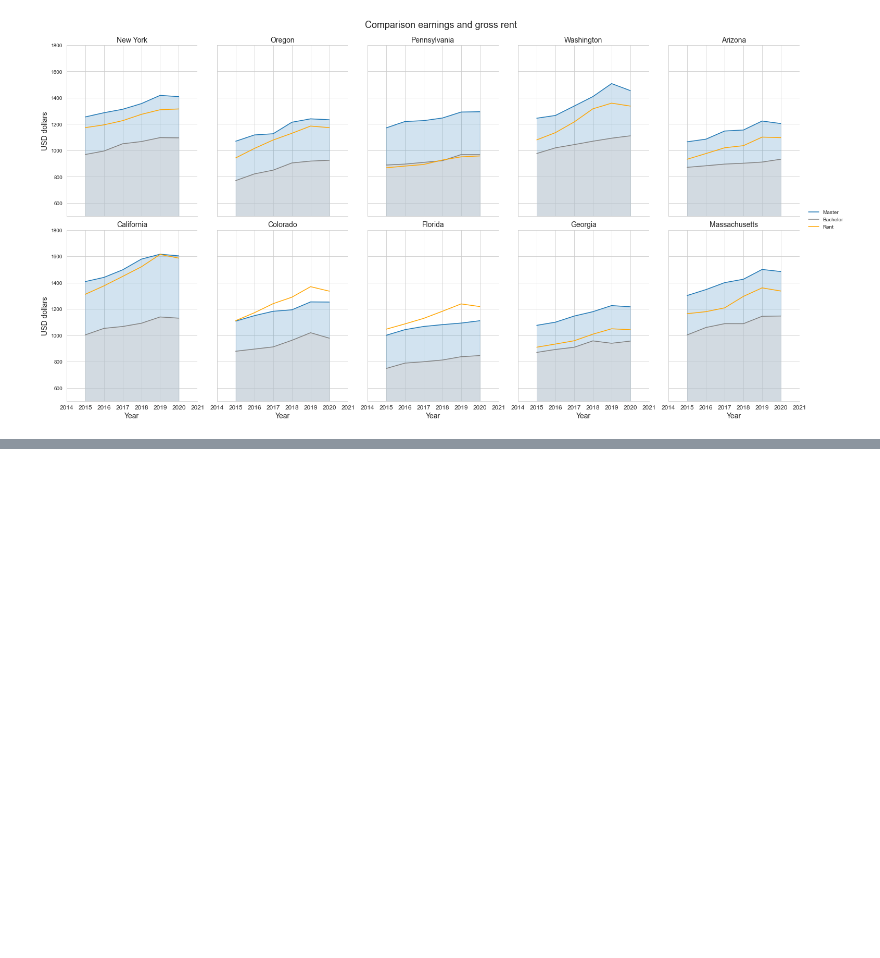
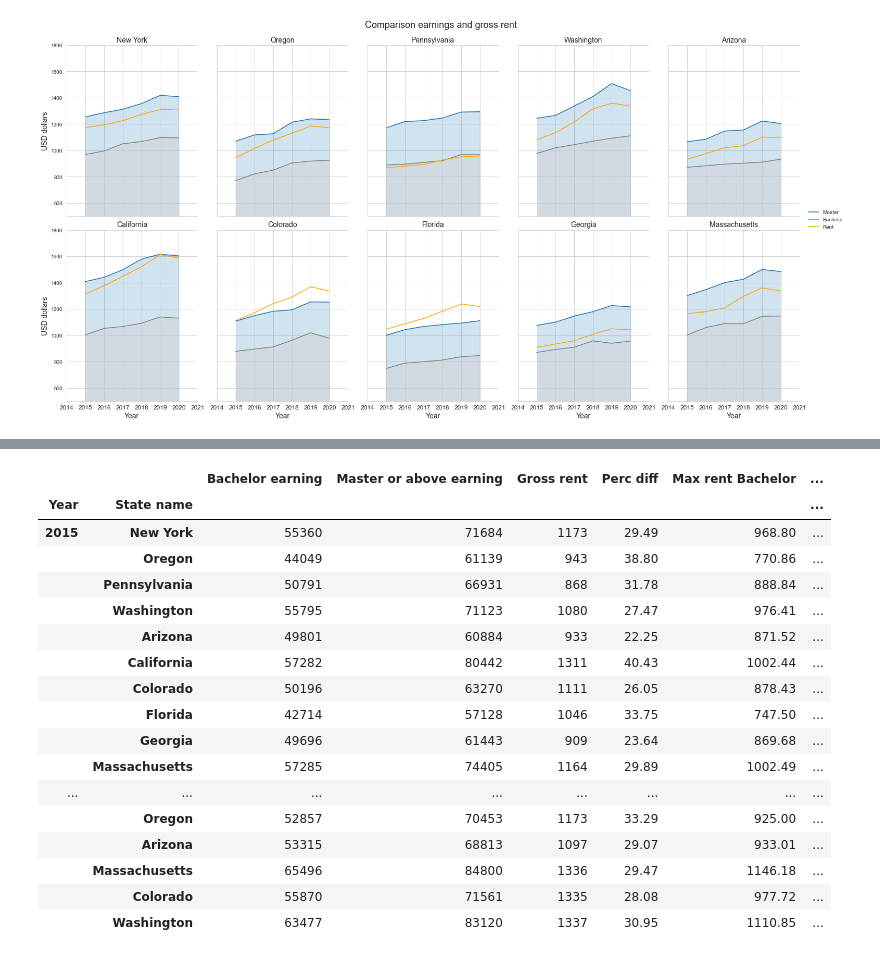
Before and after one commit to aliglara/capstone-c1-DA, a Jupyter notebook: codes/EDA_population.ipynb, the cells around one changed output, grey strips where cells are left out. Saved outputs shown, nothing was run; the diff lists cells and outputs as text; code cells hidden in the pictures; blank space fills up the shorter version.

```diff
--- a/codes/EDA_population.ipynb
+++ b/codes/EDA_population.ipynb
@@ -320,0 +322,25 @@ def able_to_pay(max_rent, gross_rent):
+# %%
+subdata = earning_df.copy()
+# %%
+subdata.set_index(["Year", "State name"], inplace=True)
+# %%
+subdata
+# %% [output]
+|  |  | Bachelor earning | Master or above earning | Gross rent | Perc diff | Max rent Bachelor | ... |
+| Year | State name |  |  |  |  |  | ... |
+| 2015 | New York | 55360 | 71684 | 1173 | 29.49 | 968.80 | ... |
+|  | Oregon | 44049 | 61139 | 943 | 38.80 | 770.86 | ... |
+|  | Pennsylvania | 50791 | 66931 | 868 | 31.78 | 888.84 | ... |
+|  | Washington | 55795 | 71123 | 1080 | 27.47 | 976.41 | ... |
+|  | Arizona | 49801 | 60884 | 933 | 22.25 | 871.52 | ... |
+|  | California | 57282 | 80442 | 1311 | 40.43 | 1002.44 | ... |
+|  | Colorado | 50196 | 63270 | 1111 | 26.05 | 878.43 | ... |
+|  | Florida | 42714 | 57128 | 1046 | 33.75 | 747.50 | ... |
+|  | Georgia | 49696 | 61443 | 909 | 23.64 | 869.68 | ... |
+|  | Massachusetts | 57285 | 74405 | 1164 | 29.89 | 1002.49 | ... |
+| ... | ... | ... | ... | ... | ... | ... | ... |
+|  | Oregon | 52857 | 70453 | 1173 | 33.29 | 925.00 | ... |
+|  | Arizona | 53315 | 68813 | 1097 | 29.07 | 933.01 | ... |
+|  | Massachusetts | 65496 | 84800 | 1336 | 29.47 | 1146.18 | ... |
+|  | Colorado | 55870 | 71561 | 1335 | 28.08 | 977.72 | ... |
+|  | Washington | 63477 | 83120 | 1337 | 30.95 | 1110.85 | ... |
```
Also changed, not shown: parts of 13 cells of this notebook.
